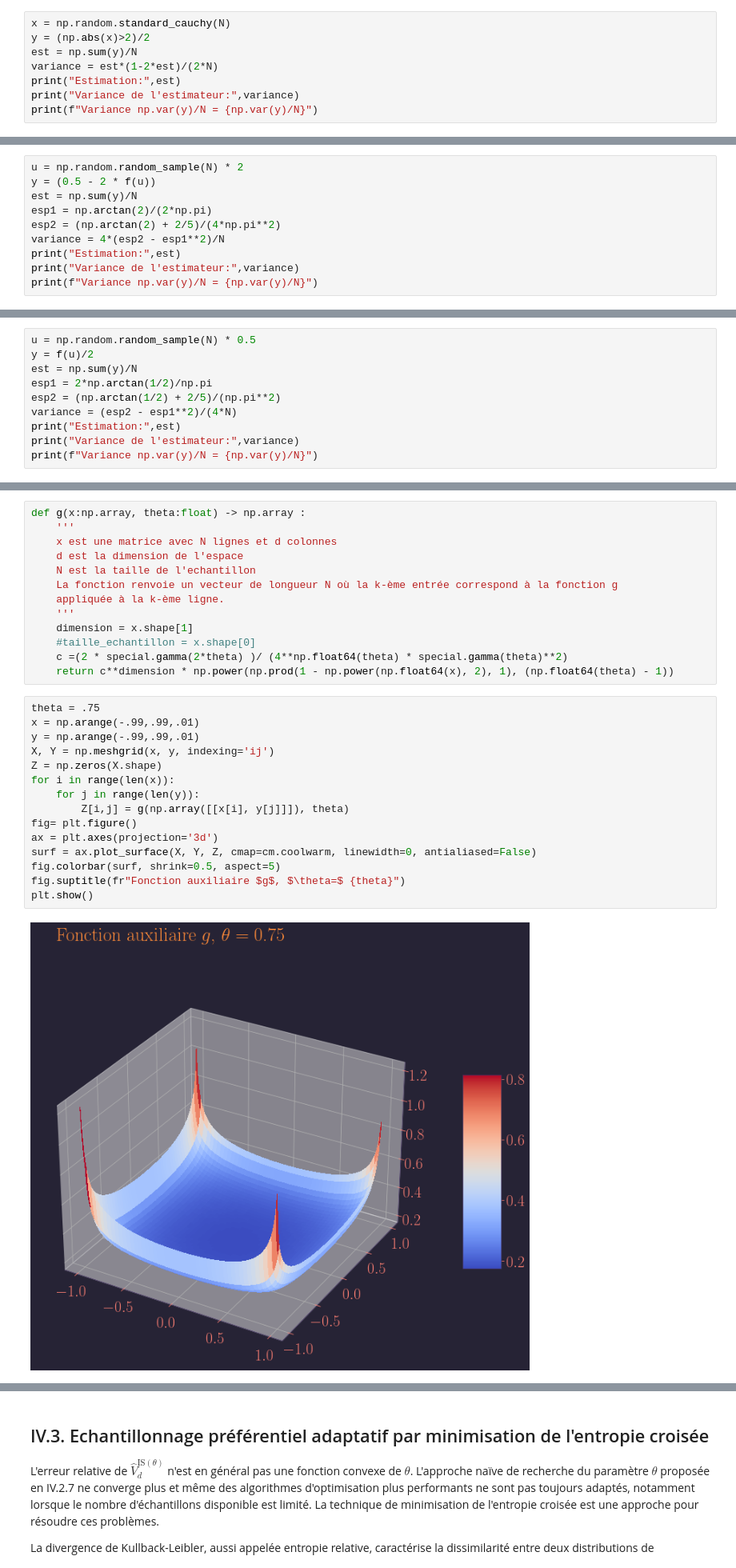
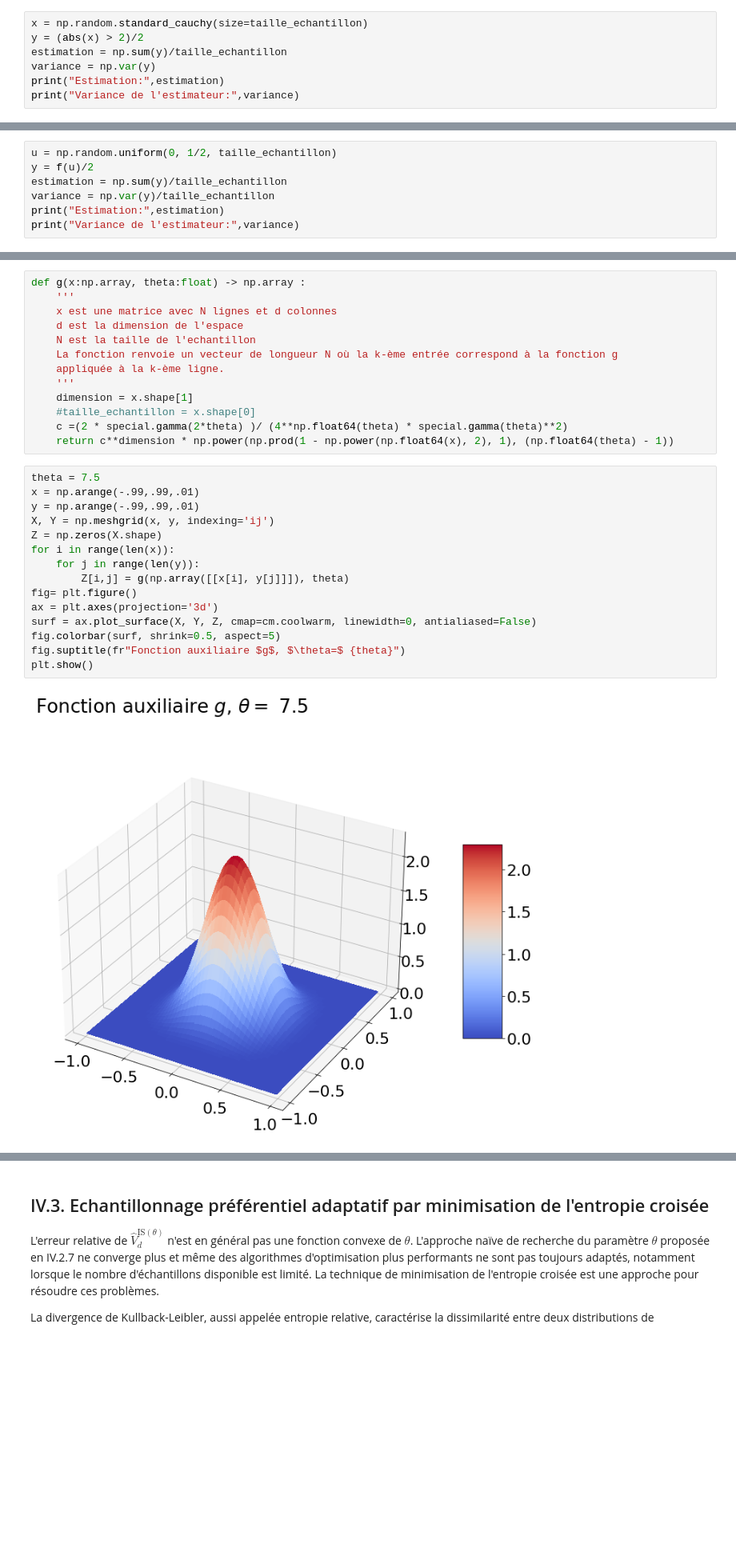
Before and after one commit to bassetmatt-school/EISC211-MonteCarlo, a Jupyter notebook: EISC-211_4.ipynb, the cells around one changed output, grey strips where cells are left out. Shown at 80% size. Drawn from its saved outputs; the diff is of its cells as text; blank space fills up the shorter version.

```diff
--- a/EISC-211_4.ipynb
+++ b/EISC-211_4.ipynb
@@ -98,11 +91,10 @@ Variance np.var(y)/N = 0.00011823099999999999
 
 <b>QUESTION IV.1.3.</b> Utilisez la représentation (2) pour construire $Y^2_1 = \varphi_2(\lvert X \rvert)$. Estimez numériquement $\text{Var}(Y^2_1)$ dans ce cas et justifiez théoriquement la réduction de variance.</p>
 # %%
-x = np.random.standard_cauchy(N)
-y = (np.abs(x)>2)/2
-est = np.sum(y)/N
-variance = est*(1-2*est)/(2*N)
-print("Estimation:",est)
+x = np.random.standard_cauchy(size=taille_echantillon)
+y = (abs(x) > 2)/2
+estimation = np.sum(y)/taille_echantillon
+variance = np.var(y)
+print("Estimation:",estimation)
 print("Variance de l'estimateur:",variance)
-print(f"Variance np.var(y)/N = {np.var(y)/N}")
 # %% [output]
@@ -118,10 +129,0 @@ Variance np.var(y)/N = 5.439999999999999e-05
-# %%
-u = np.random.random_sample(N) * 2
-y = (0.5 - 2 * f(u))
-est = np.sum(y)/N
-esp1 = np.arctan(2)/(2*np.pi)
-esp2 = (np.arctan(2) + 2/5)/(4*np.pi**2)
-variance = 4*(esp2 - esp1**2)/N
-print("Estimation:",est)
-print("Variance de l'estimateur:",variance)
-print(f"Variance np.var(y)/N = {np.var(y)/N}")
@@ -131,0 +130,7 @@ Variance np.var(y)/N = 2.7369915541055676e-05
+# %%
+u = np.random.uniform(0, 1/2, taille_echantillon)
+y = f(u)/2
+estimation = np.sum(y)/taille_echantillon
+variance = np.var(y)/taille_echantillon
+print("Estimation:",estimation)
+print("Variance de l'estimateur:",variance)
@@ -138,10 +147,0 @@ Variance np.var(y)/N = 2.7369915541055676e-05
-# %%
-u = np.random.random_sample(N) * 0.5
-y = f(u)/2
-est = np.sum(y)/N
-esp1 = 2*np.arctan(1/2)/np.pi
-esp2 = (np.arctan(1/2) + 2/5)/(np.pi**2)
-variance = (esp2 - esp1**2)/(4*N)
-print("Estimation:",est)
-print("Variance de l'estimateur:",variance)
-print(f"Variance np.var(y)/N = {np.var(y)/N}")
@@ -258,22 +257,22 @@ def g(x:np.array, theta:float) -> np.array :
     c =(2 * special.gamma(2*theta) )/ (4**np.float64(theta) * special.gamma(theta)**2)
     return c**dimension * np.power(np.prod(1 - np.power(np.float64(x), 2), 1), (np.float64(theta) - 1))
 # %%
-theta = .75
+theta = 7.5
 x = np.arange(-.99,.99,.01)
 y = np.arange(-.99,.99,.01)
 X, Y = np.meshgrid(x, y, indexing='ij')
 Z = np.zeros(X.shape)
 for i in range(len(x)):
     for j in range(len(y)):
         Z[i,j] = g(np.array([[x[i], y[j]]]), theta)
 fig= plt.figure()
 ax = plt.axes(projection='3d')
 surf = ax.plot_surface(X, Y, Z, cmap=cm.coolwarm, linewidth=0, antialiased=False)
 fig.colorbar(surf, shrink=0.5, aspect=5)
 fig.suptitle(fr"Fonction auxiliaire $g$, $\theta=$ {theta}")
 plt.show()
 # %% [output]
-[figure, old version]
+[figure, new version]
 # %% [markdown]
 <div class="alert alert-warning"><b>REPONSE A LA QUESTION IV.2.4.</b> </div>
 
```
Also changed, not shown: parts of 27 cells of this notebook.
